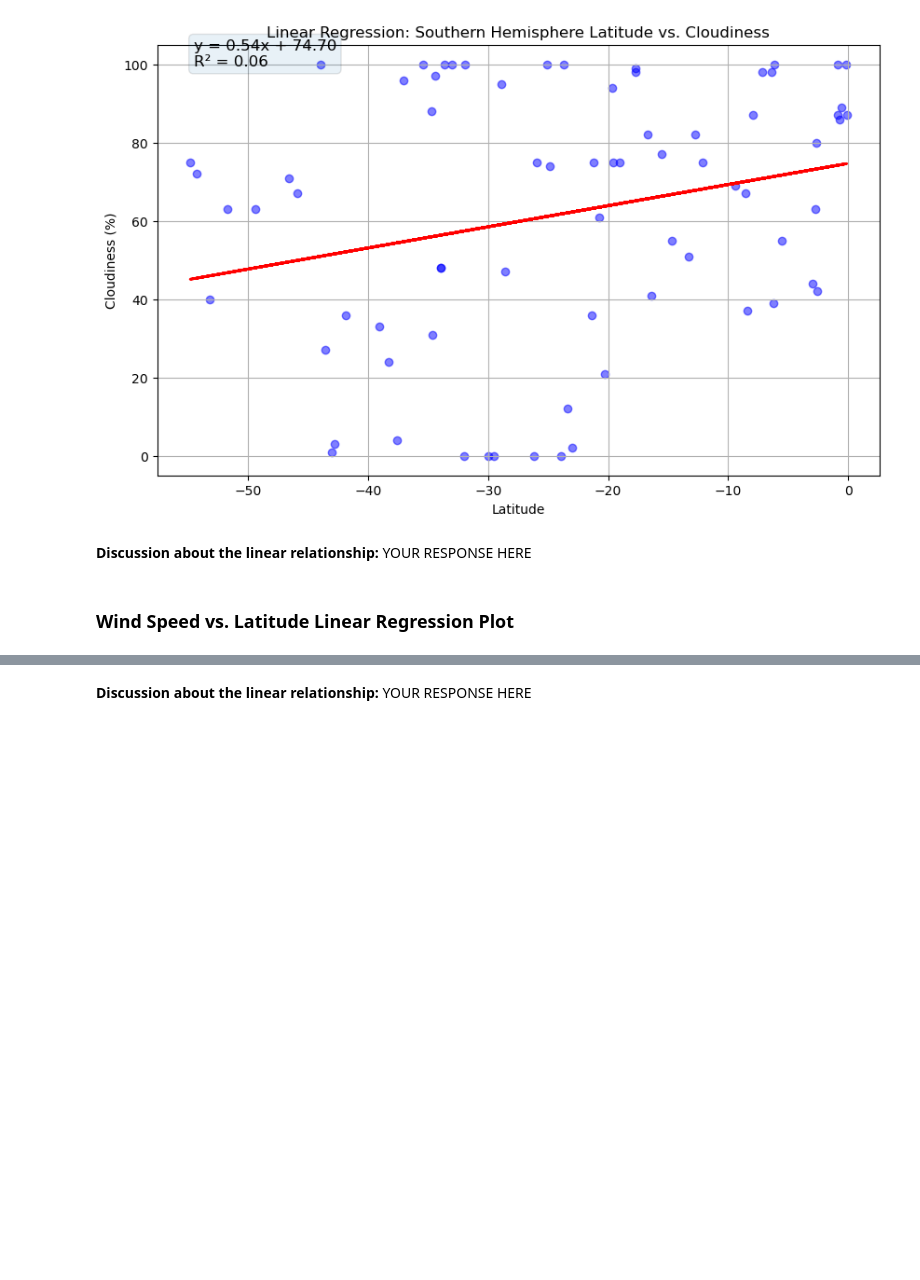
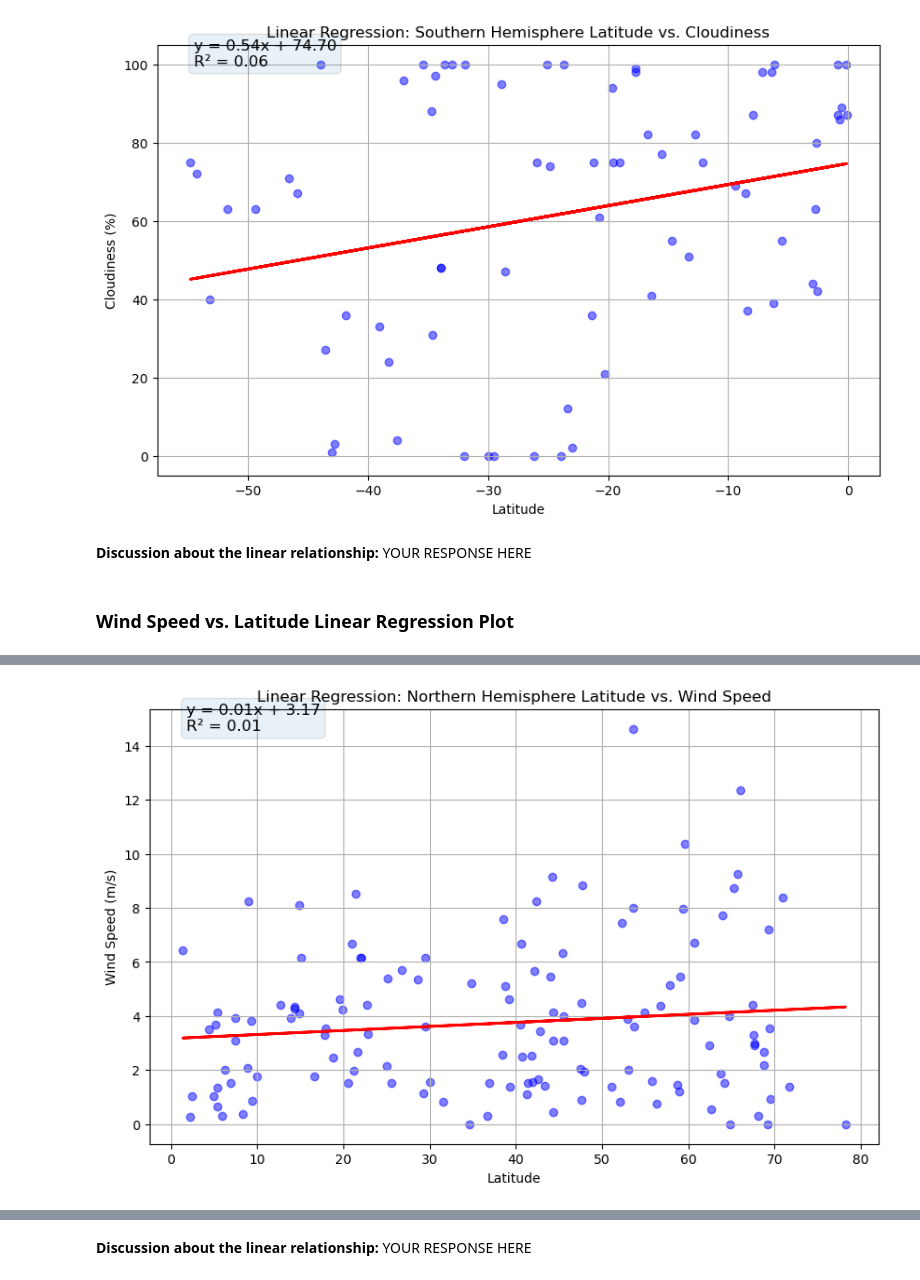
Before and after one commit to Kathyvng/python-api-challenge, a Jupyter notebook: WeatherPy/WeatherPy.ipynb, the cells around one changed output, grey strips where cells are left out. Cells and saved outputs as stored; diff of their text form; code cells hidden in the pictures; blank space fills up the shorter version.

```diff
--- a/WeatherPy/WeatherPy.ipynb
+++ b/WeatherPy/WeatherPy.ipynb
@@ -432,0 +421,12 @@ The r^2-value is: 0.06495869418886388
+# %%
+# Northern Hemisphere
+create_linear_regression_plot(
+    northern_hemi_df['Lat'],
+    northern_hemi_df['Wind Speed'],
+    'Latitude',
+    'Wind Speed (m/s)',
+    'Linear Regression: Northern Hemisphere Latitude vs. Wind Speed',
+    'output_data/Linear_Regression_NH_WindSpeed.png'
+)
+# %% [output]
+[figure, added]
```
Also changed, not shown: parts of 3 cells of this notebook, 1 other file.
